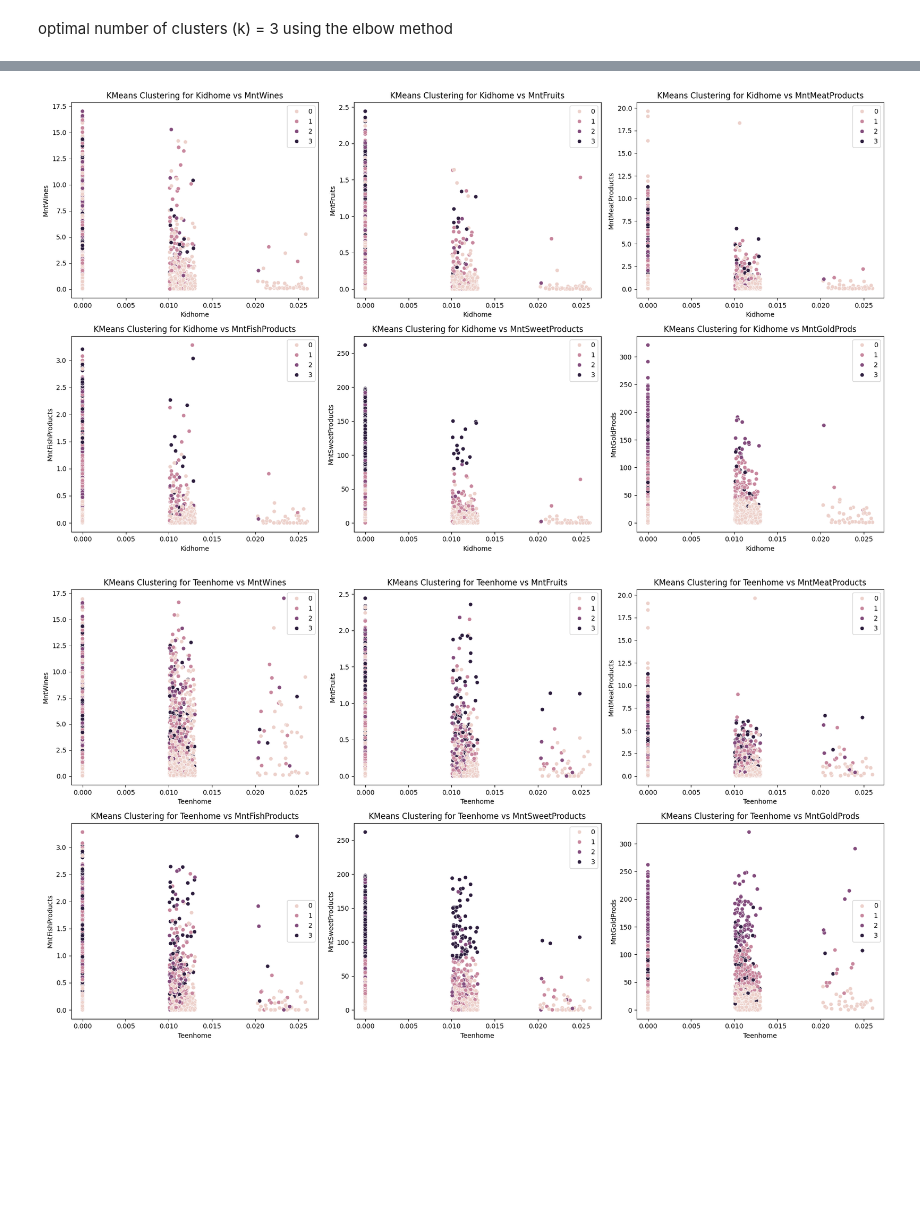
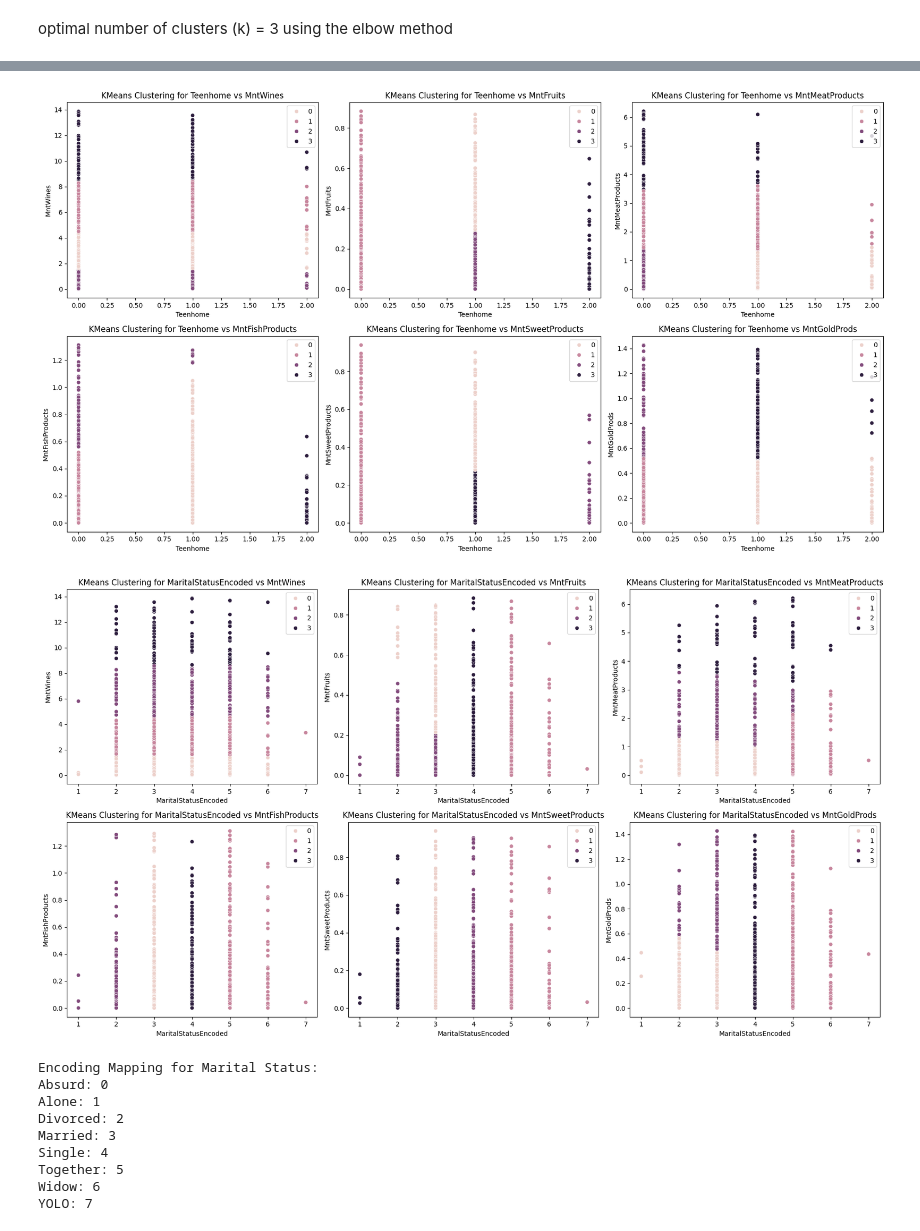
Before and after one commit to dcjh/1015_Mini_Project, a Jupyter notebook: MaritalStatus_Kid_Teen_EDA.ipynb, the cells around one changed output, grey strips where cells are left out. Drawn from its saved outputs; the diff is of its cells as text; code cells hidden in the pictures; blank space fills up the shorter version.

```diff
--- a/MaritalStatus_Kid_Teen_EDA.ipynb
+++ b/MaritalStatus_Kid_Teen_EDA.ipynb
@@ -114,7 +88,7 @@ customerdf_joint['numMonths'] = ((customerdf_joint['CurrentDate'] - customerdf_j
 customerdf_joint['Recency'] = customerdf_joint['Recency']/30 #assume 30days in a month
 # %%
 #average purchases over the months
-for var in customerdf_joint.columns[1:9]:
+for var in customerdf_joint.columns[3:9]:
     customerdf_joint[var] = customerdf_joint[var]/ customerdf_joint["numMonths"]
 
 customerdf_joint.drop(columns = ['Dt_Customer', 'CurrentDate', "numMonths", "Recency"], inplace = True)
@@ -348,16 +363,3 @@ plt.show()
 There is a fairly good correlation between the number of kids and the amount of wines bought which has a value of -0.50. Thus, as the number of kids at home increases, the amount spent on wines tends to decrease. This shows that having kids play an important factor in purchasing wines. However, the number of teens does not seem to have a correlation.
 # %% [markdown]
 # Multi-variate K-means clustering
-# %%
-# convert the categorical variables to numerical values
-customerdf_numeric = pd.DataFrame(customerdf_joint)
-
-# Encode Marital Status to Numerical Values
-label_encoder = LabelEncoder()
-customerdf_numeric['MaritalStatusEncoded'] = label_encoder.fit_transform(customerdf_numeric['Marital_Status'])
-
-# Drop the original categorical Marital Status column
-customerdf_numeric.drop('Marital_Status', axis=1, inplace=True)
-
-# Display
-customerdf_numeric
@@ -378,12 +366,9 @@ customerdf_numeric
 # %%
-from sklearn.cluster import KMeans
-import matplotlib.pyplot as plt
-
 # Calculate inertia for different number of clusters
 inertia = []
 for k in range(1, 11):
     kmeans = KMeans(n_clusters=k, init='random', random_state=42)
-    kmeans.fit(customerdf_numeric)
+    kmeans.fit(customerdf_predictor_cleaned)
     inertia.append(kmeans.inertia_)
 
 # Plotting the elbow curve
@@ -397,31 +382,31 @@ plt.show()
 # %% [markdown]
 optimal number of clusters (k) = 3 using the elbow method
 # %%
-from sklearn.cluster import KMeans
-import seaborn as sb
-import matplotlib.pyplot as plt
-
 n_clusters = 4
 kmeans = KMeans(n_clusters=n_clusters, random_state=42)
 
-response_variables = ['MntWines', 'MntFruits', 'MntMeatProducts', 'MntFishProducts', 'MntSweetProducts', 'MntGoldProds']
-
-# Loop through each predictor variable
-for predictor_variable in ['MaritalStatusEncoded', 'Kidhome', 'Teenhome']:
+# Assuming 'customerdf_predictor_cleaned' and 'customerdf_response_cleaned' are lists of column names
+for predictor_variable in customerdf_predictor_cleaned:
     fig, axes = plt.subplots(2, 3, figsize=(18, 10))
 
-    # Fit KMeans on the predictor variable and response variables
-    kmeans.fit(customerdf_numeric[[predictor_variable] + response_variables])
+    # Loop through each response variable
+    for i, response_variable in enumerate(customerdf_response_cleaned):
+        # Fit KMeans on the specific predictor and response variable
+        kmeans.fit(customerdf_joint_cleaned[[predictor_variable, response_variable]])
 
-    # Loop through each response variable
-    for i, response_variable in enumerate(response_variables):
         row = i // 3
         col = i % 3
-        sb.scatterplot(data=customerdf_numeric, x=predictor_variable, y=response_variable, hue=kmeans.labels_, ax=axes[row, col])
+        sb.scatterplot(data=customerdf_joint_cleaned, x=predictor_variable, y=response_variable, hue=kmeans.labels_, ax=axes[row, col])
         axes[row, col].set_title(f'KMeans Clustering for {predictor_variable} vs {response_variable}')
         axes[row, col].set_xlabel(predictor_variable)
         axes[row, col].set_ylabel(response_variable)
 
     plt.tight_layout()
     plt.show()
+
+encoding_mapping = dict(zip(label_encoder.classes_, label_encoder.transform(label_encoder.classes_)))
+# Display the mapping
+print("Encoding Mapping for Marital Status:")
+for label, encoding in encoding_mapping.items():
+    print(f"{label}: {encoding}")
 # %% [output]
@@ -429,2 +414,11 @@ for predictor_variable in ['MaritalStatusEncoded', 'Kidhome', 'Teenhome']:
-[figure, old version]
+[figure, new version]
-[figure, old version]
+[figure, new version]
+Encoding Mapping for Marital Status:
+Absurd: 0
+Alone: 1
+Divorced: 2
+Married: 3
+Single: 4
+Together: 5
+Widow: 6
+YOLO: 7
```
Also changed, not shown: parts of 30 cells of this notebook, 1 other file.
